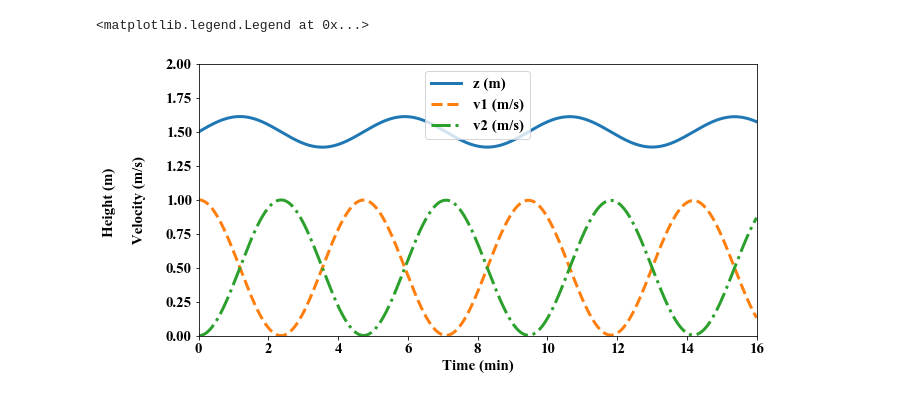
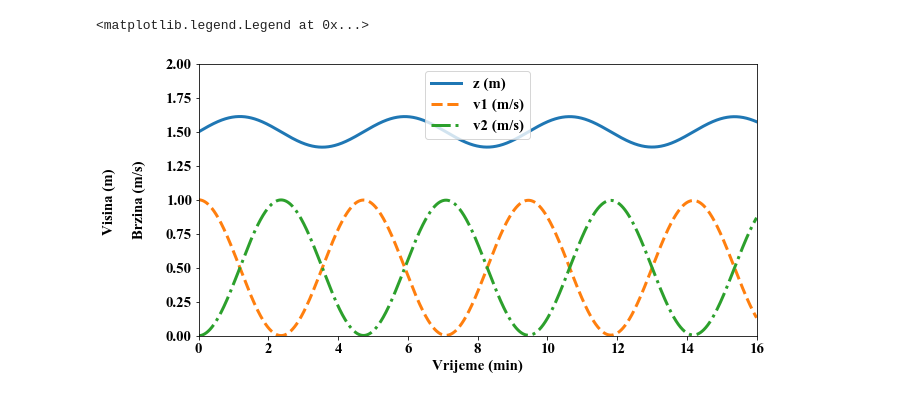
Before and after one commit to harislulic/simple_water_container, a Jupyter notebook: simple_water_container.ipynb, the cells around one changed output. Saved outputs shown, nothing was run; the diff lists cells and outputs as text; code cells hidden in the pictures.

```diff
--- a/simple_water_container.ipynb
+++ b/simple_water_container.ipynb
@@ -37,9 +38,9 @@ z_2_0=z_0-h_2
 p_1_ulaz=p_0+rho*g*z_1_0
 p_2_izlaz=p_0+rho*g*z_2_0
 # %%
-time_interval= 960   # 60 sec = 10 min
-timestep=0.05
-time_sec=np.arange(0,960,timestep).tolist()
-time_min=[i/60 for i in time_sec]
-number_of_intervals=int(time_interval/timestep)
+vremenski_interval = 960   # 960 sec = 16 min
+dt=0.05
+vrijeme_sec=np.arange(0,960,dt).tolist()
+vrijeme_min=[i/60 for i in vrijeme_sec]
+broj_intervala=int(vremenski_interval/dt)
 # %%
@@ -78,11 +83,11 @@ def calculate(v_1_prev, v_2_prev, z_prev, v_1_curr, v_2_curr, z_curr):
 
     return (v_1_new, v_2_new, z_new, error)
 # %%
-v_1 = [0 for i in range(number_of_intervals)]
-v_2 = [0 for i in range(number_of_intervals)]
-z = [0 for i in range(number_of_intervals)]
-z_1 = [0 for i in range(number_of_intervals)]
-z_2 = [0 for i in range(number_of_intervals)]
+v_1 = [0 for i in range(broj_intervala)]
+v_2 = [0 for i in range(broj_intervala)]
+z = [0 for i in range(broj_intervala)]
+z_1 = [0 for i in range(broj_intervala)]
+z_2 = [0 for i in range(broj_intervala)]
 
 v_1[0]=v_1_0
 v_2[0]=v_2_0
@@ -90,26 +95,27 @@ z[0]=z_0
 z_1[0]=z_1_0
 z_2[0]=z_2_0
 
-for i in range(1,number_of_intervals):
+for i in range(1,broj_intervala):
+
     v_1[i], v_2[i] ,z[i] = v_1[i-1], v_2[i-1], z[i-1]
 
-    error=1
-    while (error>0.0001):
-        v_1[i], v_2[i] ,z[i], error = calculate(v_1[i-1], v_2[i-1], z[i-1], v_1[i], v_2[i] ,z[i])
+    odstupanje=1
+    while (odstupanje>0.0001):
+        v_1[i], v_2[i] ,z[i], odstupanje = iteriraj(v_1[i-1], v_2[i-1], z[i-1], v_1[i], v_2[i] ,z[i])
 # %%
 font = {'family' : 'Times New Roman', 'weight' : 'normal', 'size'   : 15}
 mpl.rcParams['figure.figsize'] = (10,5)
 mpl.rc('font', **font)
 
-plt.xlabel("Time (min)")
-plt.ylabel("Height (m) \n\n Velocity (m/s) \n")
+plt.xlabel("Vrijeme (min)")
+plt.ylabel("Visina (m) \n\n Brzina (m/s) \n")
 plt.xlim(0, 16)
 plt.ylim(0, 2)
 
-plt.plot(time_min, z,  linestyle='-' , linewidth=3, label="z (m)")
-plt.plot(time_min, v_1, linestyle='--' , linewidth=3, label="v1 (m/s)")
-plt.plot(time_min, v_2, linestyle='-.' , linewidth=3, label="v2 (m/s)")
+plt.plot(vrijeme_min, z,  linestyle='-' , linewidth=3, label="z (m)")
+plt.plot(vrijeme_min, v_1, linestyle='--' , linewidth=3, label="v1 (m/s)")
+plt.plot(vrijeme_min, v_2, linestyle='-.' , linewidth=3, label="v2 (m/s)")
 plt.legend()
 # %% [output]
 <matplotlib.legend.Legend at 0x...>
-[figure, old version]
+[figure, new version]
```
Also changed, not shown: parts of 3 cells of this notebook.
